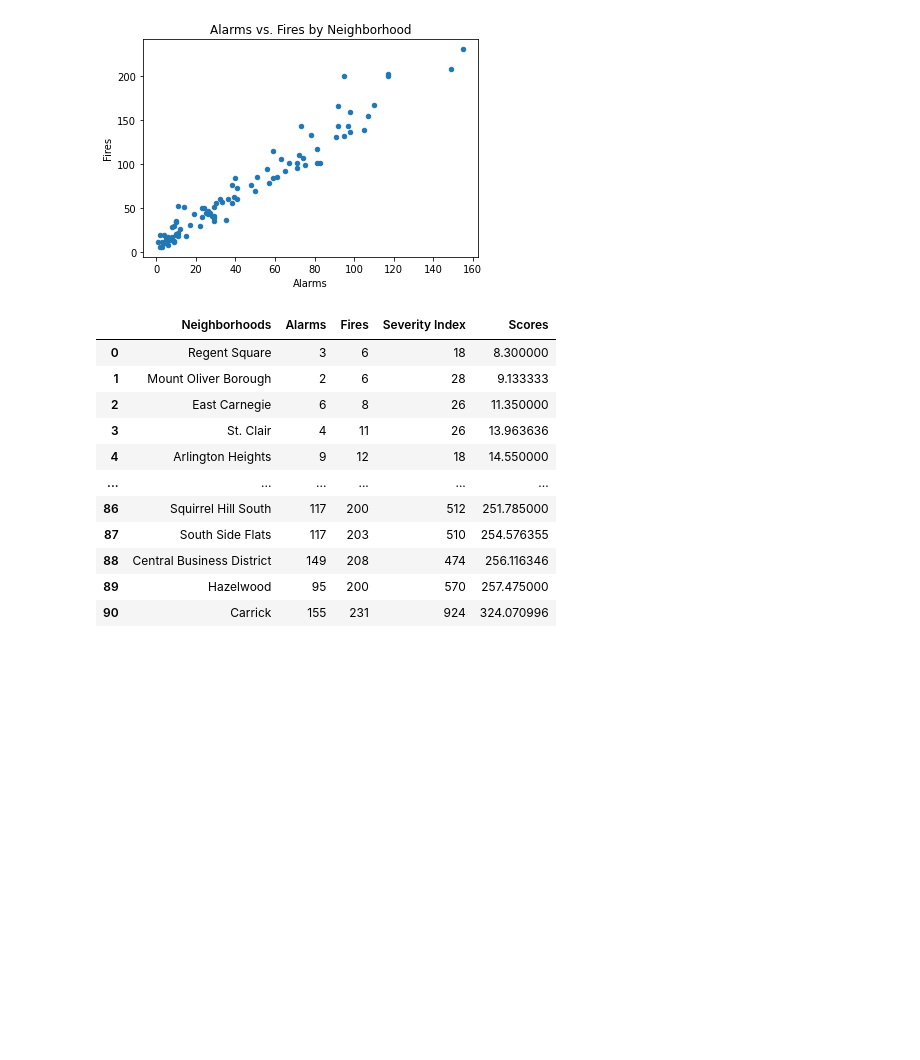
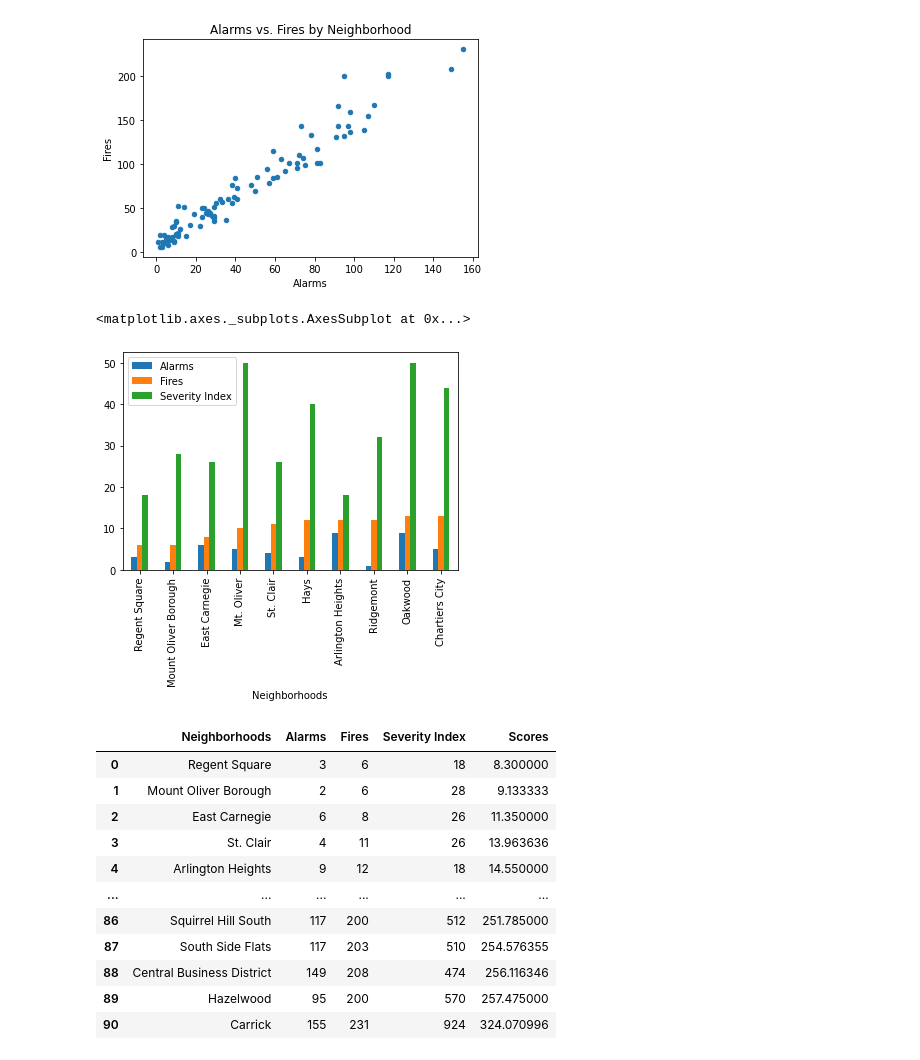
Before and after one commit to Casey4D/Group-10-Final-Project, a Jupyter notebook: Final-Notebook.ipynb, the cells around one changed output. Saved outputs shown, nothing was run; the diff lists cells and outputs as text; code cells hidden in the pictures; blank space fills up the shorter version.

Commit message:
Made final notebook neater and added a graph

```diff
--- a/Final-Notebook.ipynb
+++ b/Final-Notebook.ipynb
@@ -168,4 +176,10 @@ fire_data.plot(kind='scatter', x='Alarms', y='Fires', title="Alarms vs. Fires by
 # %% [output]
 <matplotlib.axes._subplots.AxesSubplot at 0x...>
 [figure]
+# %%
+fire_data_plot = fire_data.sort_values(by=['Fires'])
+fire_data_plot.head(10).plot.bar(x="Neighborhoods, ")
+# %% [output]
+<matplotlib.axes._subplots.AxesSubplot at 0x...>
+[figure, added]
 # %%
```
Also changed, not shown: parts of 18 cells of this notebook.
